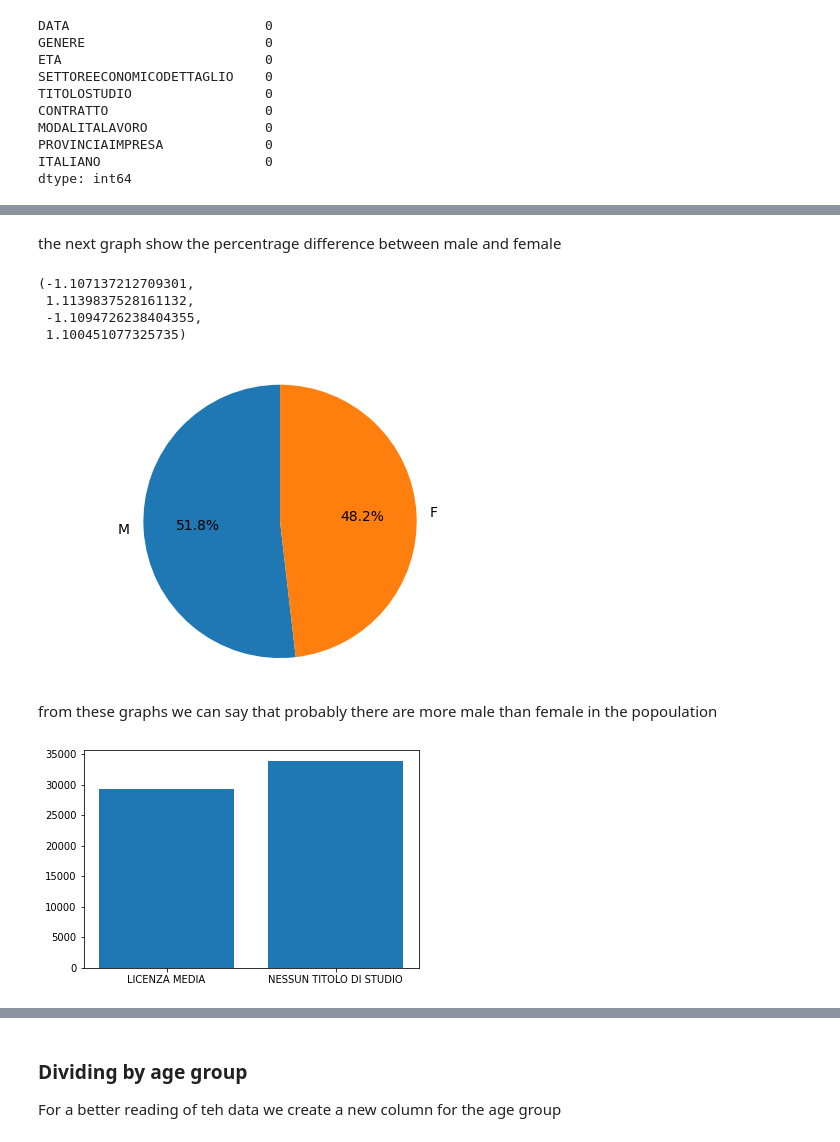
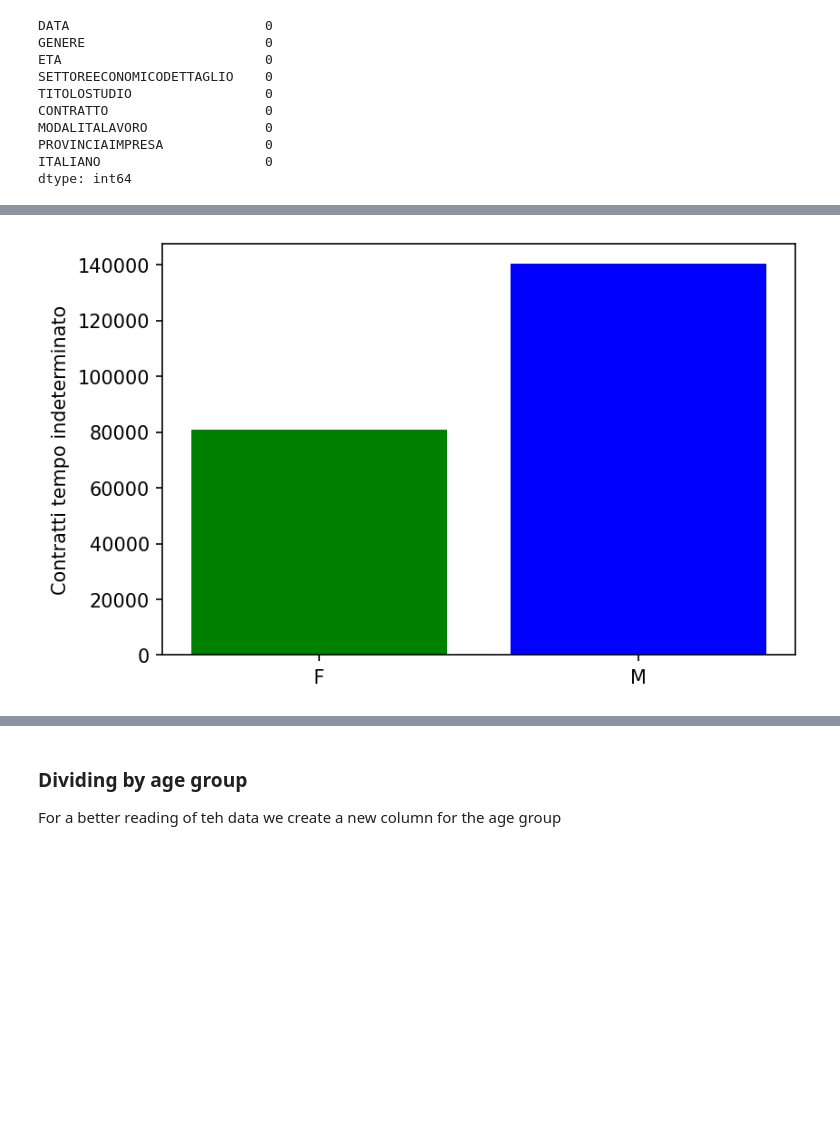
Before and after one commit to DragoE99/Drago-lamb_DataSforBusiness, a Jupyter notebook: DataSforBusiness_dragoLamb.ipynb, the cells around one changed output, grey strips where cells are left out. Cells and saved outputs as stored; diff of their text form; code cells hidden in the pictures; blank space fills up the shorter version.

Commit message:
feat: plotting and used Ateco codes for SETTORE ECONOMICO

```diff
--- a/DataSforBusiness_dragoLamb.ipynb
+++ b/DataSforBusiness_dragoLamb.ipynb
@@ -252,0 +378,2 @@ plt.show()
+# %%
+rap_lavoro_attivati = rap_lavoro_attivati[rap_lavoro_attivati['SETTOREECONOMICODETTAGLIO'].notna()]
@@ -290,5 +421,5 @@ sorted(sett_occur.items(), reverse=
 # %%
-rap_lavoro_attivati = rap_lavoro_attivati[
+'''rap_lavoro_attivati = rap_lavoro_attivati[
     rap_lavoro_attivati.SETTOREECONOMICODETTAGLIO.isin(common)]
-rap_lavoro_attivati
+rap_lavoro_attivati'''
 # %% [output]
@@ -355,3 +453,0 @@ Name: DATA, Length: 5630222, dtype: int64
-# %%
-rap_lavoro_attivati = rap_lavoro_attivati[(rap_lavoro_attivati.DATA >= '2018') & (rap_lavoro_attivati.DATA < '2020')]
-print(rap_lavoro_attivati.groupby(pd.Grouper(key='DATA', freq='Y'))['DATA'].count())
@@ -365,3 +453,0 @@ as is possible to see meany of the value have date between 2009 and 2022, so to
-# %%
-rap_lavoro_attivati = rap_lavoro_attivati[(rap_lavoro_attivati["DATA"] >= '2009')]
-attivatiTemp = rap_lavoro_attivati[(rap_lavoro_attivati["DATA"] >= '2009')]
@@ -384,35 +454,17 @@ plt.show()
-# %% [markdown]
-the next graph show the percentrage difference between male and female
-# %%
-m_to_f_rationA = rap_lavoro_attivati.GENERE.value_counts()
-
-xaxisA = m_to_f_rationA.index
-valueA = m_to_f_rationA.values
-
-fig1, axis = plt.subplots(1)
-fig1.dpi = 100
-
-#Attivati male to female Graph
-axis.pie(valueA, labels=xaxisA, autopct='%1.1f%%', startangle=90)
-axis.axis('equal')  # Equal aspect ratio ensures that pie is drawn as a circle.
-# %% [output]
-(-1.107137212709301,
- 1.1139837528161132,
- -1.1094726238404355,
- 1.100451077325735)
-[figure, old version]
-# %% [markdown]
-from these graphs we can say that probably there are more male than female in the popoulation
 # %%
-gender_df = rap_lavoro_attivati[['TITOLOSTUDIO', "CONTRATTO"]]
-gender_df = gender_df[(gender_df['CONTRATTO'] == 'LAVORO A TEMPO INDETERMINATO') & (gender_df['TITOLOSTUDIO'].isin(['LICENZA MEDIA', 'NESSUN TITOLO DI STUDIO', 'LAUREA']))]
-group_gender = gender_df.groupby(['TITOLOSTUDIO']).count()
+gender_df = rap_lavoro_attivati[['GENERE', "CONTRATTO"]]
+gender_df = gender_df[gender_df['CONTRATTO'] == 'LAVORO A TEMPO INDETERMINATO']
+group_gender = gender_df.groupby(['GENERE']).count()
 
 fig, ax = plt.subplots()
-ax.bar(group_gender.index, group_gender['CONTRATTO'])
+colors = ['green', 'blue']
+ax.bar(group_gender.index, group_gender['CONTRATTO'], color=colors)
+ax.set_ylabel('Contratti tempo indeterminato')
+#ax.get_xaxis().set_visible(False)
+#plt.xticks(rotation=90)
 plt.show()
 # %% [output]
-[figure, old version]
+[figure, new version]
 # %%
 set(rap_lavoro_attivati['CONTRATTO'])
 # %% [output]
```
Also changed, not shown: parts of 66 cells of this notebook.
